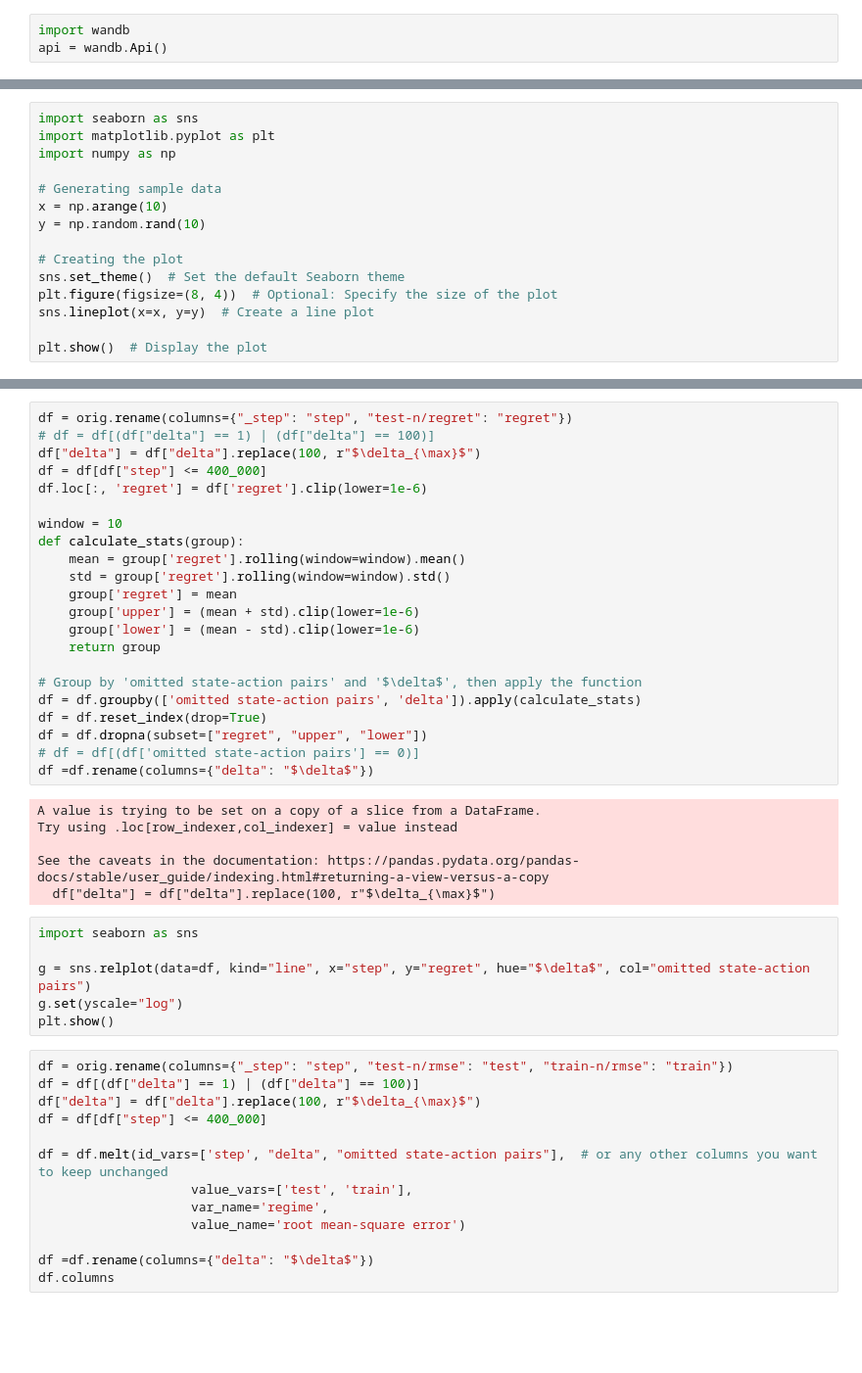
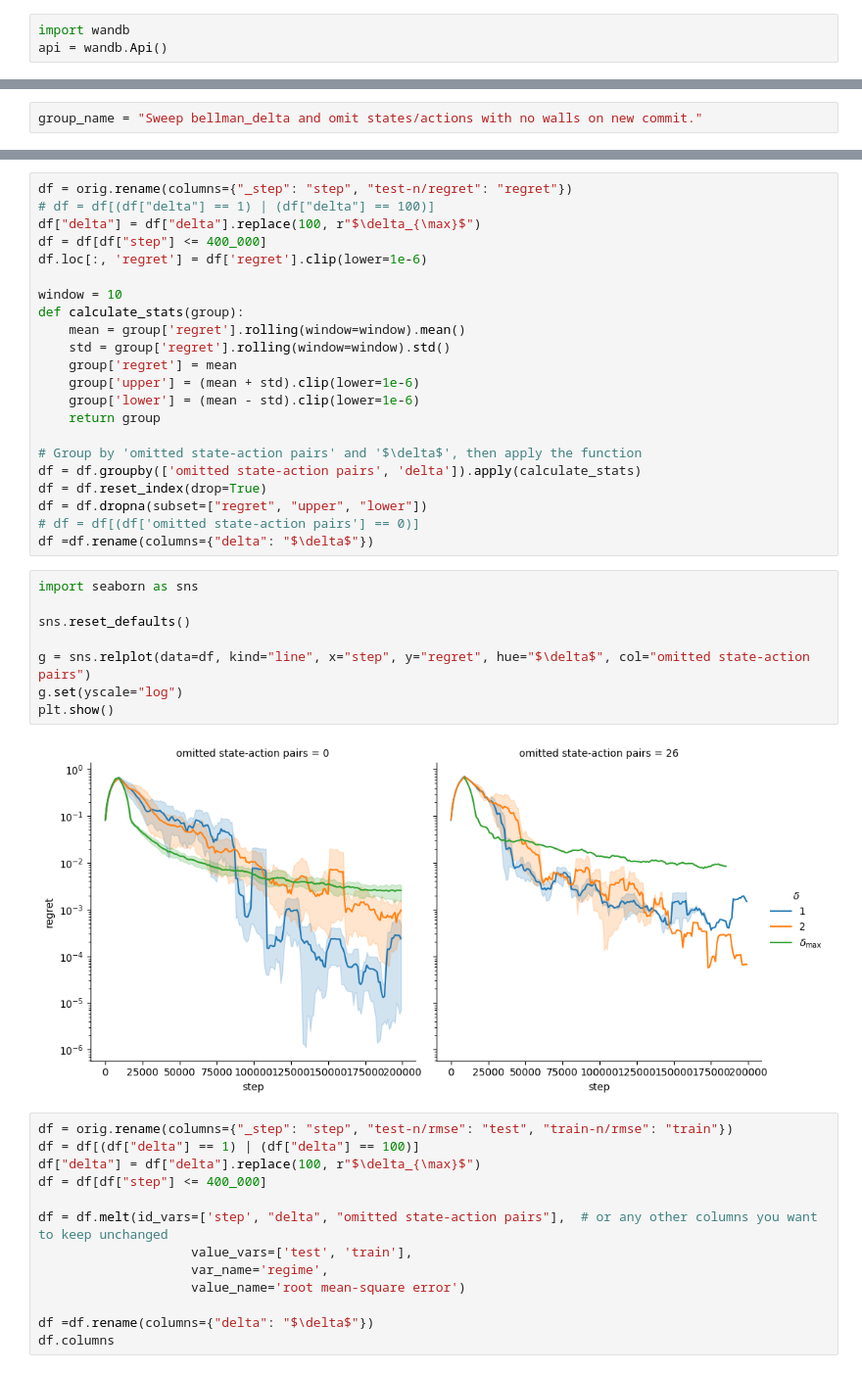
Before and after one commit to ethanabrooks/dissertation, a Jupyter notebook: figures/bellman-update-networks/grid-world.ipynb, the cells around one changed output, grey strips where cells are left out. Shown: that part at 98% size. Cells and saved outputs as stored; diff of their text form; blank space fills up the shorter version.

```diff
--- a/figures/bellman-update-networks/grid-world.ipynb
+++ b/figures/bellman-update-networks/grid-world.ipynb
@@ -7,15 +7,0 @@ import seaborn as sns
-# %%
-import seaborn as sns
-import matplotlib.pyplot as plt
-import numpy as np
-
-# Generating sample data
-x = np.arange(10)
-y = np.random.rand(10)
-
-# Creating the plot
-sns.set_theme()  # Set the default Seaborn theme
-plt.figure(figsize=(8, 4))  # Optional: Specify the size of the plot
-sns.lineplot(x=x, y=y)  # Create a line plot
-
-plt.show()  # Display the plot
@@ -28,3 +8,5 @@ group_name = "Sweep delta, seeds, and omit_states_actions with no walls and Q va
+# %%
+group_name = "Sweep bellman_delta and omit states/actions with no walls on new commit."
 # %%
 import pandas as pd
 runs = api.runs("rldl/icvi", {"$and": [{"group": group_name}]})
@@ -77,18 +61,16 @@ df = df.reset_index(drop=True)
 df = df.dropna(subset=["regret", "upper", "lower"])
 # df = df[(df['omitted state-action pairs'] == 0)]
 df =df.rename(columns={"delta": "$\delta$"})
-# %% [output]
-A value is trying to be set on a copy of a slice from a DataFrame.
-Try using .loc[row_indexer,col_indexer] = value instead
-
-See the caveats in the documentation: https://pandas.pydata.org/pandas-docs/stable/user_guide/indexing.html#returning-a-view-versus-a-copy
-  df["delta"] = df["delta"].replace(100, r"$\delta_{\max}$")
 # %%
 import seaborn as sns
+
+sns.reset_defaults()
 
 g = sns.relplot(data=df, kind="line", x="step", y="regret", hue="$\delta$", col="omitted state-action pairs")
 g.set(yscale="log")
 plt.show()
+# %% [output]
+[figure, added]
 # %%
 df = orig.rename(columns={"_step": "step", "test-n/rmse": "test", "train-n/rmse": "train"})
 df = df[(df["delta"] == 1) | (df["delta"] == 100)]
```
Also changed, not shown: parts of 5 cells of this notebook, 4 other files.
